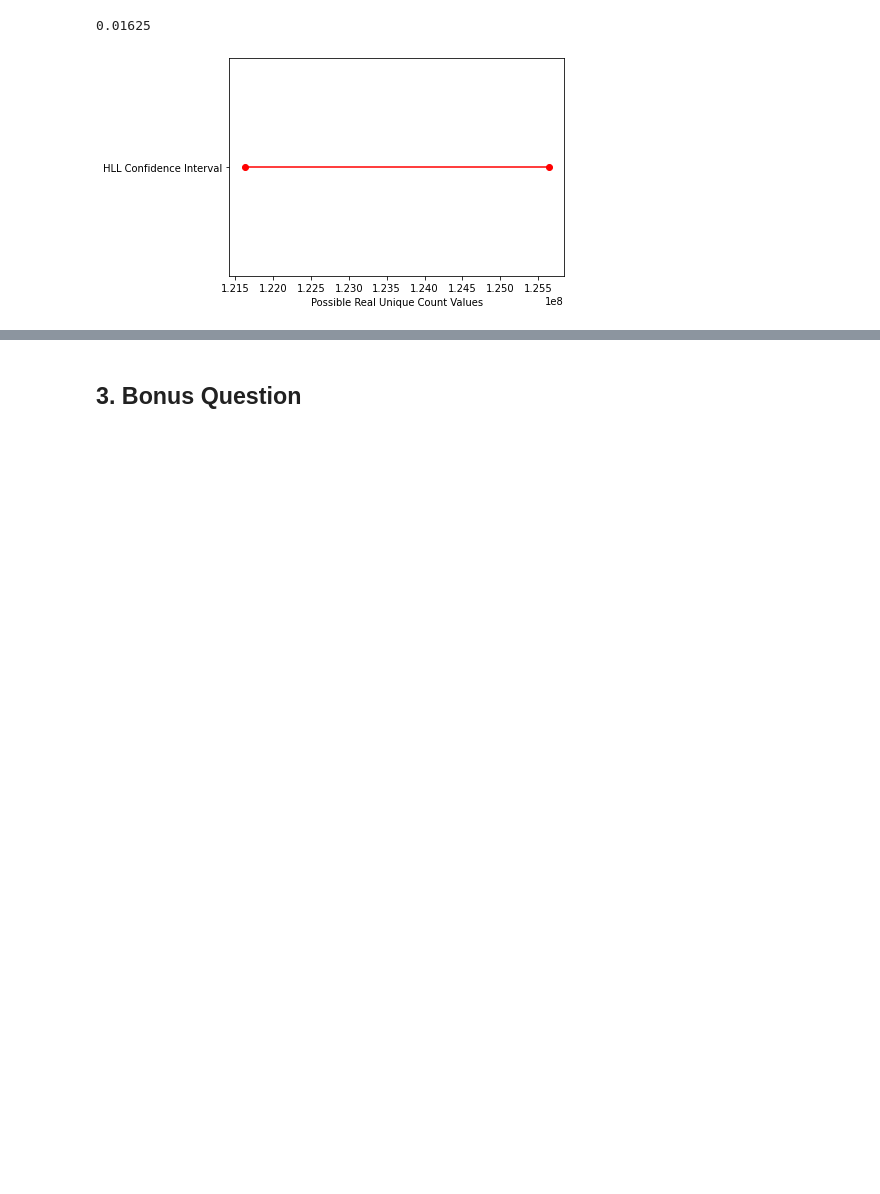
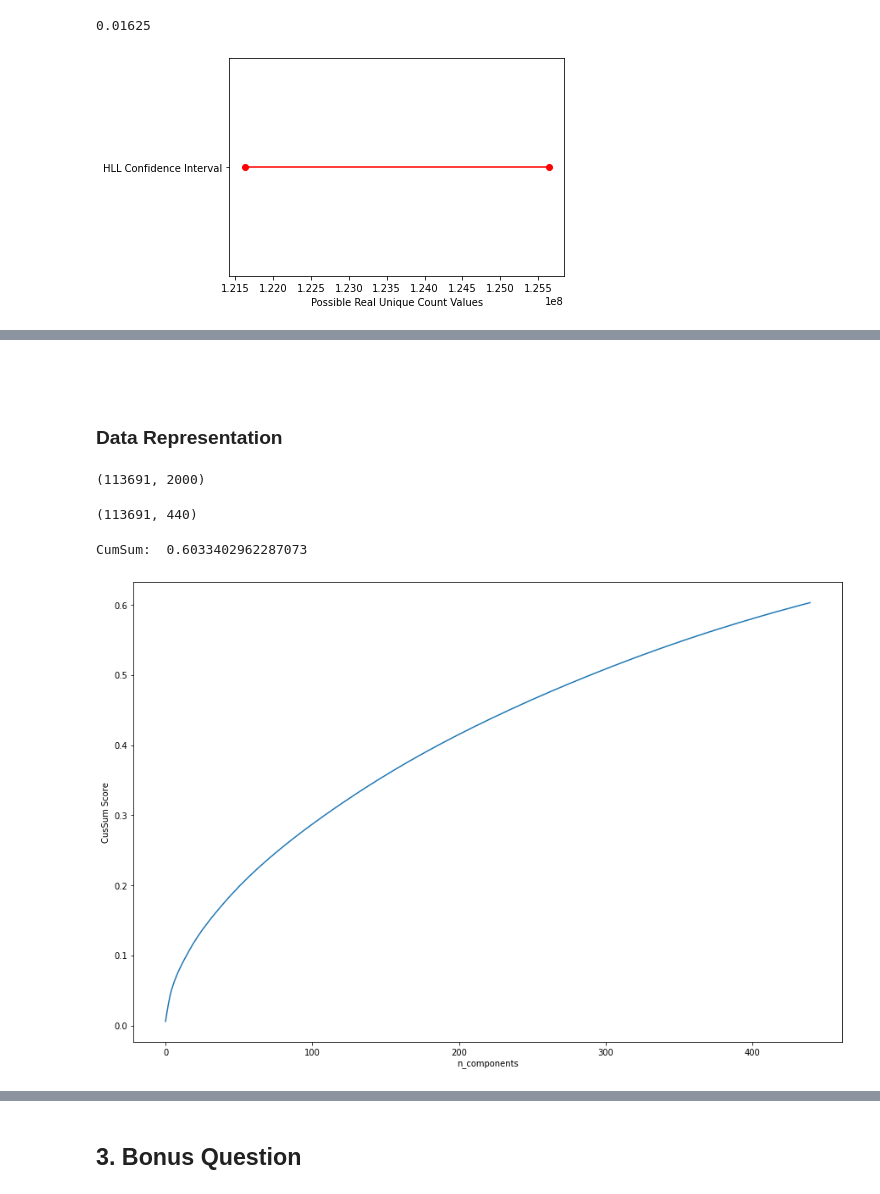
Before and after one commit to JuanMataNaranjo/ADM-HW4, a Jupyter notebook: main.ipynb, the cells around one changed output, grey strips where cells are left out. Saved outputs shown, nothing was run; the diff lists cells and outputs as text; code cells hidden in the pictures; blank space fills up the shorter version.

```diff
--- a/main.ipynb
+++ b/main.ipynb
@@ -97,0 +125,3 @@ plt.show();
+# %%
+dataset = clear("Dataset/Reviews.csv")
+# dataset.to_csv("Dataset/cleared_dataset.csv")
@@ -97,0 +130,5 @@ plt.show();
+# %%
+corpus = dataset['TextWithOutStopWords']
+vectorizer = TfidfVectorizer(max_features=2000) # Considered only top 2000 words because it'll take too much time to compute
+X = vectorizer.fit_transform(corpus)
+vocabulary = vectorizer.get_feature_names() # Get all the vocablury from the Corpus
@@ -97,0 +153,3 @@ plt.show();
+# %% [markdown]
+<br><br>
+### Data Representation
@@ -97,0 +187,26 @@ plt.show();
+# %%
+count.shape
+# %% [output]
+(113691, 2000)
+# %%
+svd = TruncatedSVD(n_components=440,n_iter=5)
+df = svd.fit(count).transform(count)
+num = svd.explained_variance_ratio_
+cumSum = np.cumsum(svd.explained_variance_ratio_)
+# %%
+df.shape
+# %% [output]
+(113691, 440)
+# %%
+"""
+Figure below shows the cumsum Score more than 60% for 440 number of components
+"""
+
+plt.figure(figsize=(15,10))
+plt.xlabel('n_components')
+plt.ylabel('CusSum Score')
+plt.plot(cumSum)
+print("CumSum: ",cumSum[-1])
+# %% [output]
+CumSum:  0.6033402962287073
+[figure, added]
```
Also changed, not shown: parts of 17 cells of this notebook.
